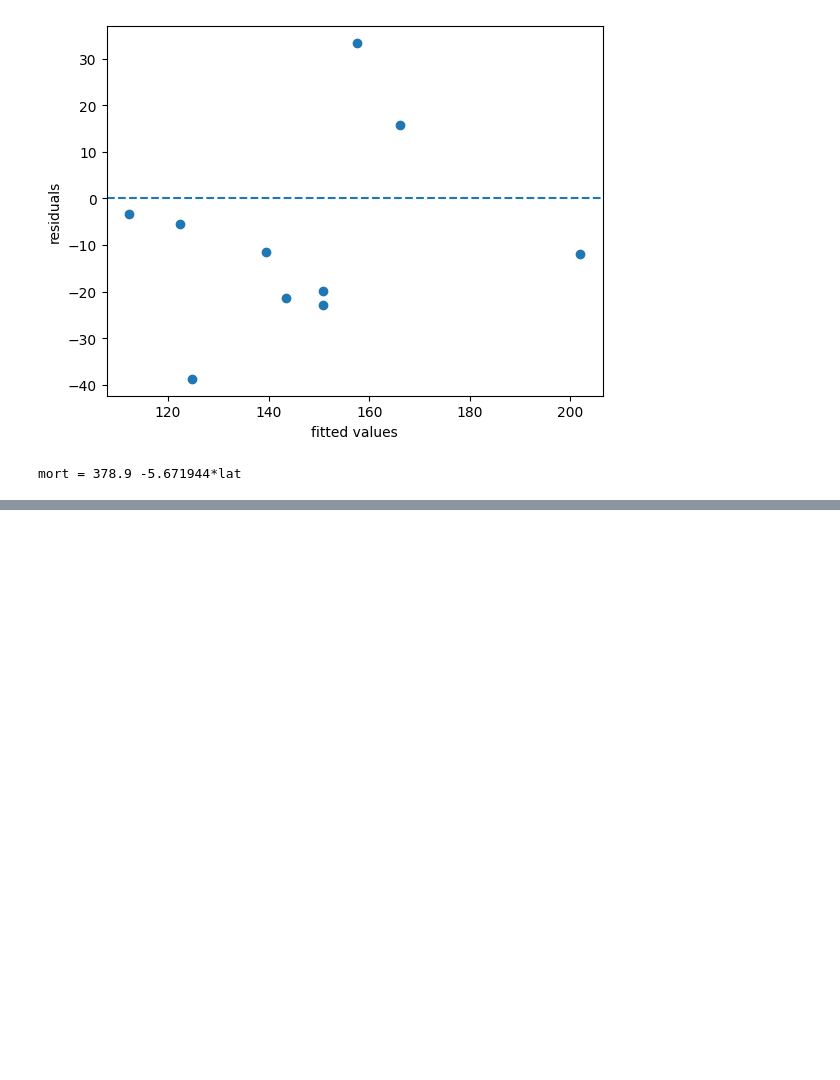
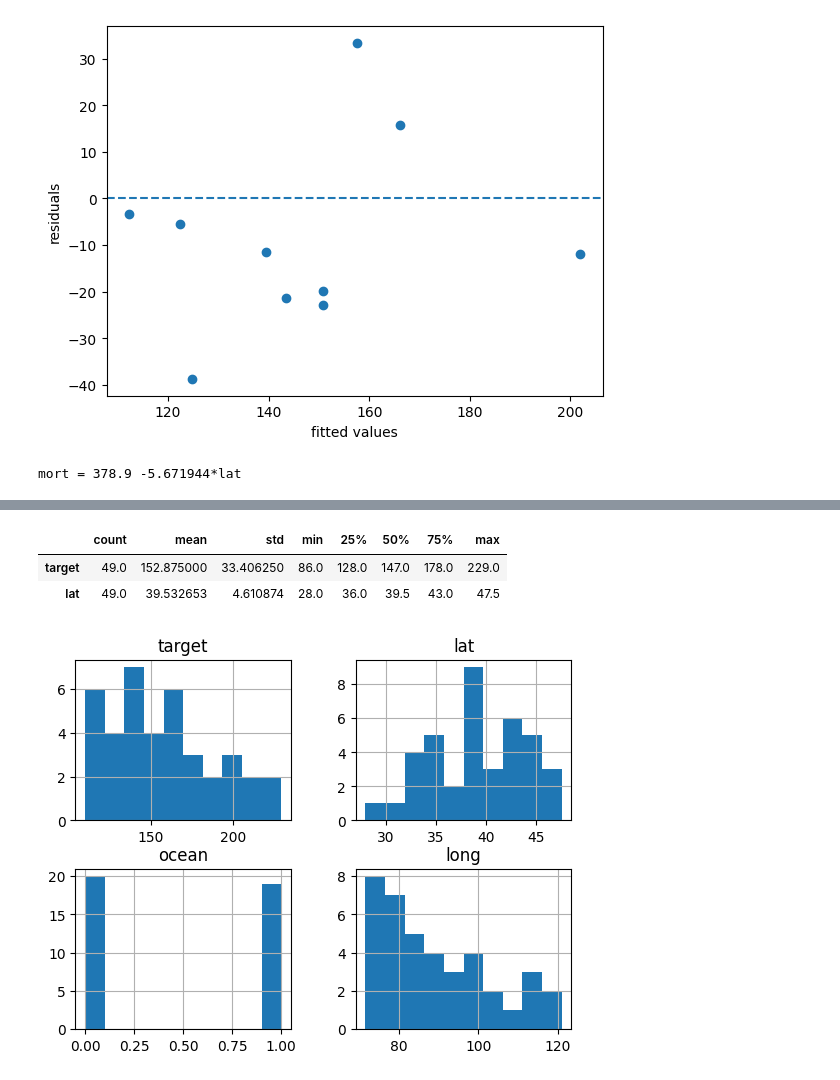
Before and after one commit to rodri-iot/linear_regression, a Jupyter notebook: 01_skin_cancer.ipynb, the cells around one changed output, grey strips where cells are left out. Cells and saved outputs as stored; diff of their text form; code cells hidden in the pictures; blank space fills up the shorter version.

```diff
--- a/01_skin_cancer.ipynb
+++ b/01_skin_cancer.ipynb
@@ -200,3 +202,8 @@ plt.show()
 print(f"mort = {reg_lin.intercept_:.1f} {reg_lin.coef_[0]:1f}*lat")
 # %% [output]
 mort = 378.9 -5.671944*lat
+# %%
+# Step 1. Load data and get a first view -------------------------------
+# 1.1 Read from source and get basic info
+df_raw_1 = pd.read_csv('skincancer.csv')
+df_raw_1.info()
@@ -202,0 +223,29 @@ mort = 378.9 -5.671944*lat
+# %%
+# Step 2. Prepara the dataset for analysis
+# 2.1 Make transformations using a pipeline
+df_interim_1 = (
+    df_raw_1
+    .copy()
+    .set_axis(
+        df_raw_1.columns.str.replace(' ','_')
+        .str.replace(r'\W','',regex=True)
+        .str.lower()
+        .str.slice(0,40), axis=1
+    )
+    .rename(columns={'mort':'target'})
+    .astype({'target': np.float16})
+    .iloc[:,1:]
+)
+# %%
+# 2.2 Create the final dataset with the target in front, show result
+df_1 = (
+    df_interim_1
+    .copy()
+    .reindex(
+        columns=(
+            ['target'] +
+            [c for c in df_interim_1.columns.to_list() if c not in ['target']]
+        )
+    )
+)
+df_1.info()
@@ -202,0 +264,8 @@ mort = 378.9 -5.671944*lat
+# %%
+# Step 3. Perform EDA
+# 3.1 Split the dataset
+df_trai, df_tes = train_test_split(df_1,
+                                     random_state=2024,
+                                     test_size=0.2)
+df_trai = df_trai.reset_index(drop=True).sort_values(by='target')
+df_trai.info()
@@ -202,0 +284,11 @@ mort = 378.9 -5.671944*lat
+# %%
+display(df_1.describe().T)
+# %% [output]
+|  | count | mean | std | min | 25% | 50% | 75% | max |
+| target | 49.0 | 152.875000 | 33.406250 | 86.0 | 128.0 | 147.0 | 178.0 | 229.0 |
+| lat | 49.0 | 39.532653 | 4.610874 | 28.0 | 36.0 | 39.5 | 43.0 | 47.5 |
+# %%
+df_trai.hist()
+plt.show()
+# %% [output]
+[figure, added]
```
Also changed, not shown: parts of 11 cells of this notebook.
